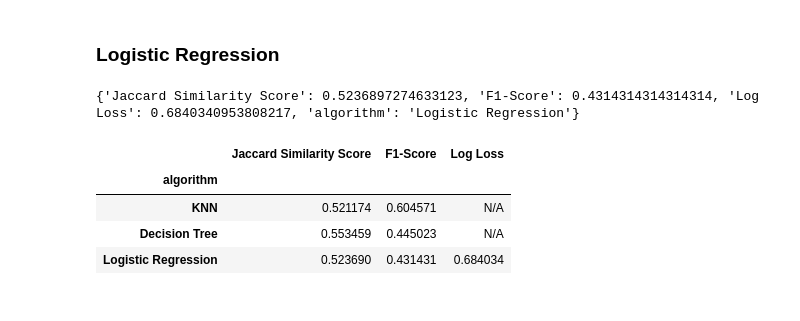
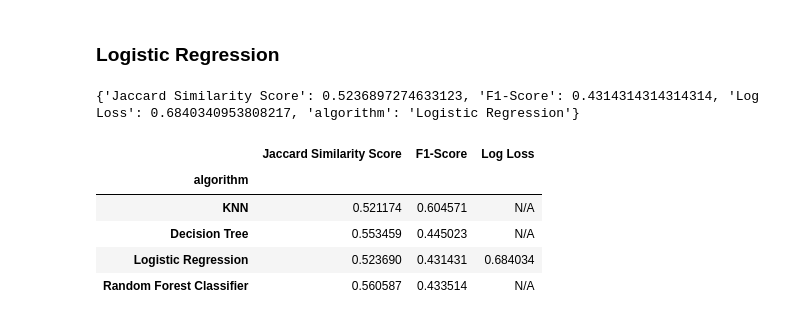
Before and after one commit to Ayushft/Coursera_Capstone, a Jupyter notebook: Applied_Data_Science_Capstone.ipynb, the cells around one changed output. Drawn from its saved outputs; the diff is of its cells as text; code cells hidden in the pictures.

Commit message:
Random Forest Classifier

```diff
--- a/Applied_Data_Science_Capstone.ipynb
+++ b/Applied_Data_Science_Capstone.ipynb
@@ -273,3 +270,8 @@ tree.plot_tree(dtr,feature_names=['ROADCOND','LIGHTCOND','WEATHER'],class_names=
+# %%
+from sklearn.ensemble import RandomForestClassifier
+rfc = RandomForestClassifier(max_depth=5, random_state=0)
+rfc.fit(X_train, y_train)
+rfc_yhat = rfc.predict(X_test)
 # %% [markdown]
 ### Logistic Regression
 # %%
@@ -320,0 +325,9 @@ print(knn_scores)
+# %%
+rfc_jss = jaccard_similarity_score(y_test,rfc_yhat)
+rfc_f1s = f1_score(y_test,rfc_yhat)
+# %%
+rfc_scores = {'Jaccard Similarity Score':rfc_jss,
+              'F1-Score':rfc_f1s,
+              'Log Loss':'N/A',
+              'algorithm':'Random Forest Classifier'}
+print(rfc_scores)
@@ -346,12 +361,13 @@ print(lgr_scores)
 # %% [output]
 {'Jaccard Similarity Score': 0.5236897274633123, 'F1-Score': 0.4314314314314314, 'Log Loss': 0.6840340953808217, 'algorithm': 'Logistic Regression'}
 # %%
-results = pd.DataFrame.from_dict([knn_scores, dtr_scores,lgr_scores])
+results = pd.DataFrame.from_dict([knn_scores, dtr_scores,lgr_scores,rfc_scores])
 results.set_index('algorithm',inplace=True)
 results
 # %% [output]
 |  | Jaccard Similarity Score | F1-Score | Log Loss |
 | algorithm |  |  |  |
 | KNN | 0.521174 | 0.604571 | N/A |
 | Decision Tree | 0.553459 | 0.445023 | N/A |
 | Logistic Regression | 0.523690 | 0.431431 | 0.684034 |
+| Random Forest Classifier | 0.560587 | 0.433514 | N/A |
```
Also changed, not shown: parts of 4 cells of this notebook.
